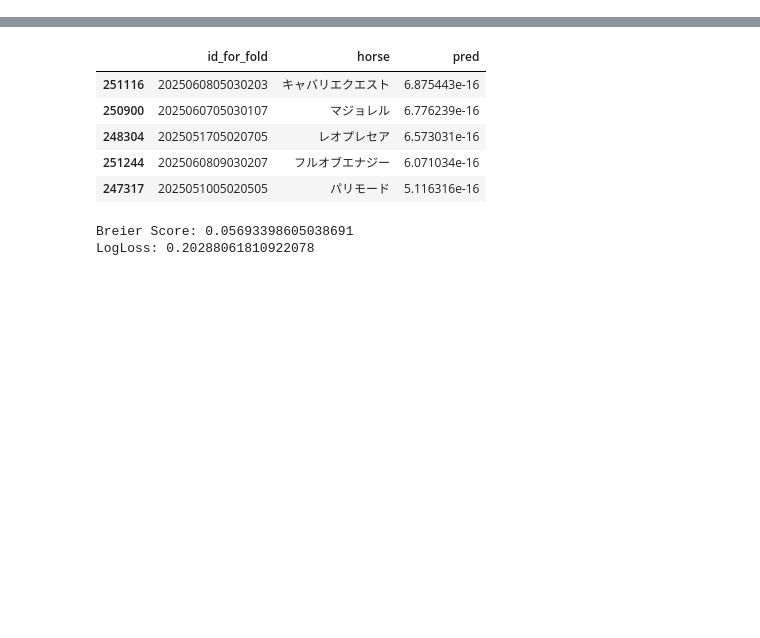
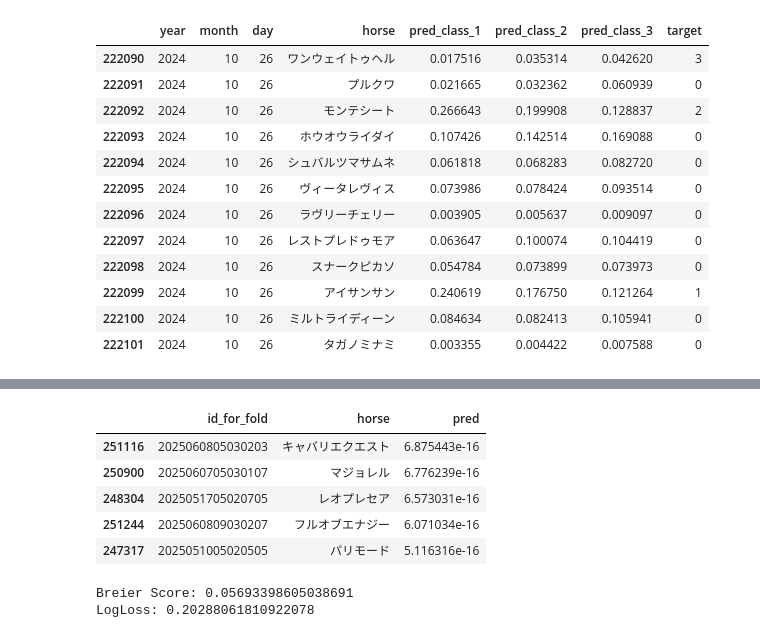
Before and after one commit to NaganagaKen/HORSE_RACING, a Jupyter notebook: Notebook/JV_eda.ipynb, the cells around one changed output, grey strips where cells are left out. Saved outputs shown, nothing was run; the diff lists cells and outputs as text; code cells hidden in the pictures; blank space fills up the shorter version.

```diff
--- a/Notebook/JV_eda.ipynb
+++ b/Notebook/JV_eda.ipynb
@@ -152,3 +115,21 @@ ValueError: multi_class must be in ('ovo', 'ovr')
+# %%
+id = df_pred["id_for_fold"].unique()[60]
+tmp = df_pred[df_pred["id_for_fold"] == id][["year", "month", "day", "horse", "pred_class_1", "pred_class_2", "pred_class_3", "target"]]
+tmp
+# %% [output]
+|  | year | month | day | horse | pred_class_1 | pred_class_2 | pred_class_3 | target |
+| 222090 | 2024 | 10 | 26 | ワンウェイトゥヘル | 0.017516 | 0.035314 | 0.042620 | 3 |
+| 222091 | 2024 | 10 | 26 | プルクワ | 0.021665 | 0.032362 | 0.060939 | 0 |
+| 222092 | 2024 | 10 | 26 | モンテシート | 0.266643 | 0.199908 | 0.128837 | 2 |
+| 222093 | 2024 | 10 | 26 | ホウオウライダイ | 0.107426 | 0.142514 | 0.169088 | 0 |
+| 222094 | 2024 | 10 | 26 | シュバルツマサムネ | 0.061818 | 0.068283 | 0.082720 | 0 |
+| 222095 | 2024 | 10 | 26 | ヴィータレヴィス | 0.073986 | 0.078424 | 0.093514 | 0 |
+| 222096 | 2024 | 10 | 26 | ラヴリーチェリー | 0.003905 | 0.005637 | 0.009097 | 0 |
+| 222097 | 2024 | 10 | 26 | レストプレドゥモア | 0.063647 | 0.100074 | 0.104419 | 0 |
+| 222098 | 2024 | 10 | 26 | スナークピカソ | 0.054784 | 0.073899 | 0.073973 | 0 |
+| 222099 | 2024 | 10 | 26 | アイサンサン | 0.240619 | 0.176750 | 0.121264 | 1 |
+| 222100 | 2024 | 10 | 26 | ミルトライディーン | 0.084634 | 0.082413 | 0.105941 | 0 |
+| 222101 | 2024 | 10 | 26 | タガノミナミ | 0.003355 | 0.004422 | 0.007588 | 0 |
 # %%
 tmp = df_pred[["id_for_fold", "horse", "pred"]].sort_values("pred", ascending=False)
 tmp.head(10)
```
Also changed, not shown: parts of 6 cells of this notebook, 5 other files.
